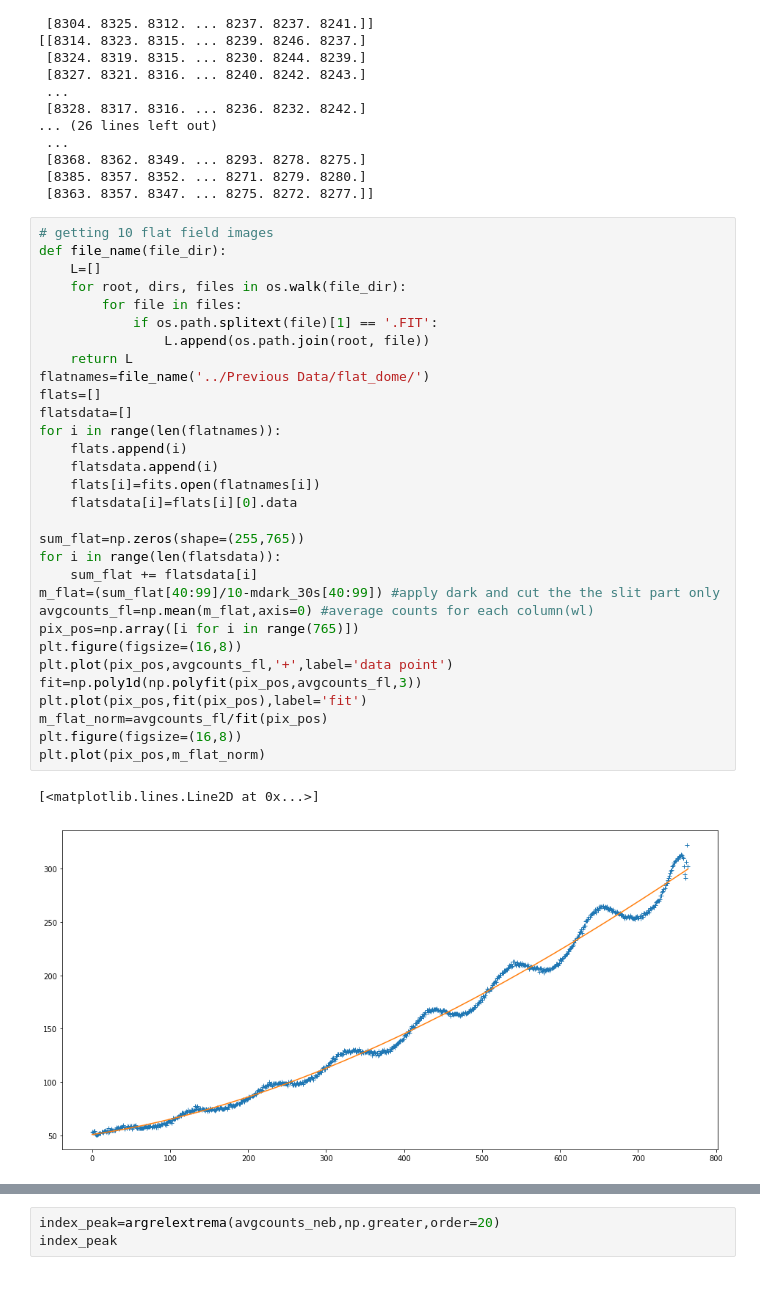
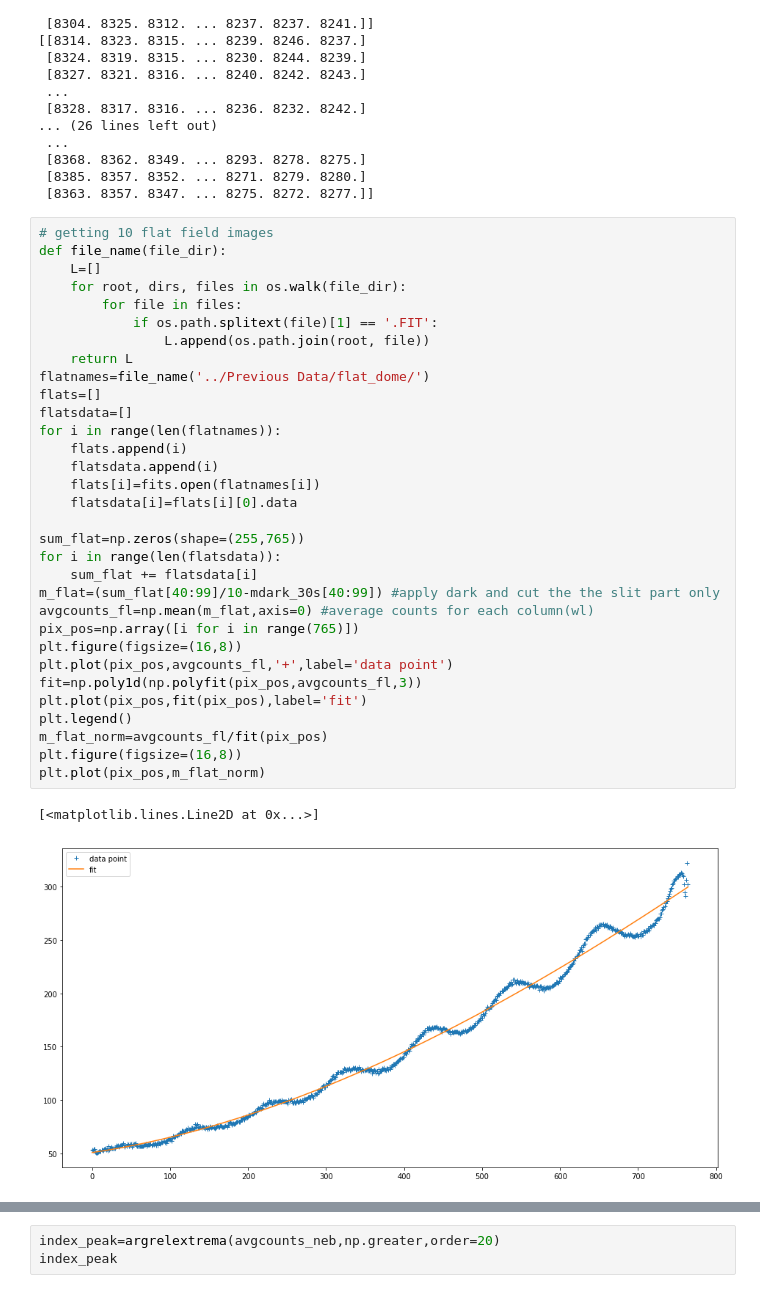
Before and after one commit to NMiklave/ast443-nyc, a Jupyter notebook: lab2/notebook/lab2_analysis.ipynb, the cells around one changed output, grey strips where cells are left out. Drawn from its saved outputs; the diff is of its cells as text.

```diff
--- a/lab2/notebook/lab2_analysis.ipynb
+++ b/lab2/notebook/lab2_analysis.ipynb
@@ -143,32 +145,33 @@ def file_name(file_dir):
     L=[]
     for root, dirs, files in os.walk(file_dir):
         for file in files:
             if os.path.splitext(file)[1] == '.FIT':
                 L.append(os.path.join(root, file))
     return L
 flatnames=file_name('../Previous Data/flat_dome/')
 flats=[]
 flatsdata=[]
 for i in range(len(flatnames)):
     flats.append(i)
     flatsdata.append(i)
     flats[i]=fits.open(flatnames[i])
     flatsdata[i]=flats[i][0].data
 
 sum_flat=np.zeros(shape=(255,765))
 for i in range(len(flatsdata)):
     sum_flat += flatsdata[i]
 m_flat=(sum_flat[40:99]/10-mdark_30s[40:99]) #apply dark and cut the the slit part only
 avgcounts_fl=np.mean(m_flat,axis=0) #average counts for each column(wl)
 pix_pos=np.array([i for i in range(765)])
 plt.figure(figsize=(16,8))
 plt.plot(pix_pos,avgcounts_fl,'+',label='data point')
 fit=np.poly1d(np.polyfit(pix_pos,avgcounts_fl,3))
 plt.plot(pix_pos,fit(pix_pos),label='fit')
+plt.legend()
 m_flat_norm=avgcounts_fl/fit(pix_pos)
 plt.figure(figsize=(16,8))
 plt.plot(pix_pos,m_flat_norm)
 # %% [output]
 [<matplotlib.lines.Line2D at 0x...>]
-[figure, old version]
+[figure, new version]
 [figure]
```
Also changed, not shown: parts of 8 cells of this notebook, 3 other files.
